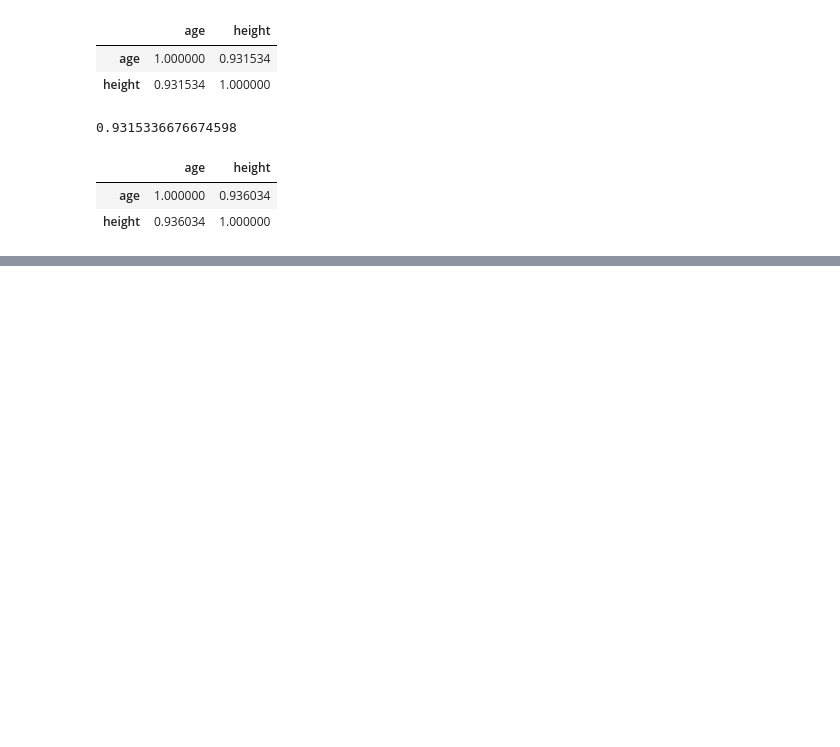
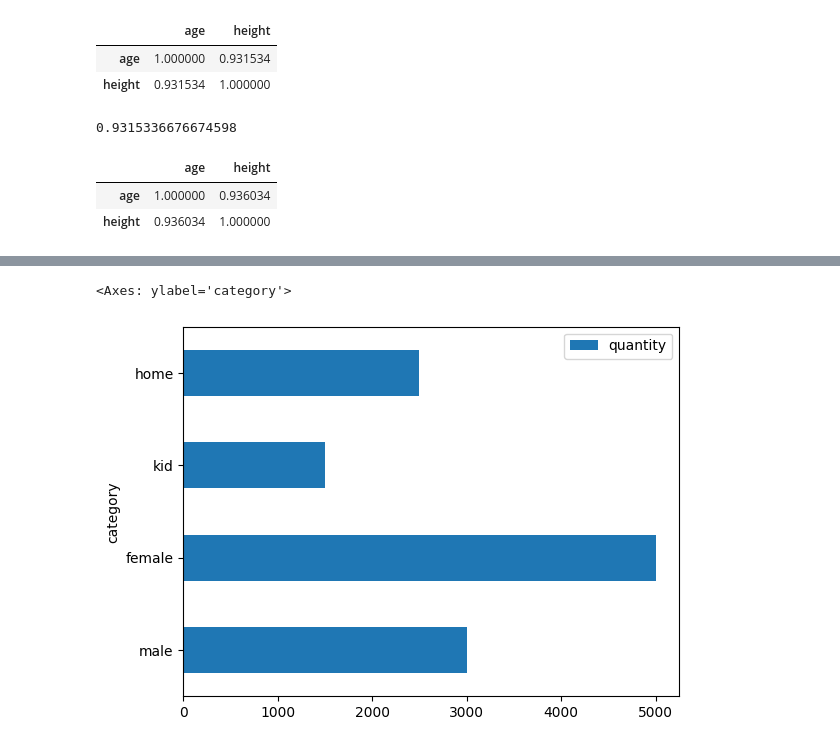
Before and after one commit to charmingruby/stspy, a Jupyter notebook: src/get_started.ipynb, the cells around one changed output, grey strips where cells are left out. Cells and saved outputs as stored; diff of their text form; code cells hidden in the pictures; blank space fills up the shorter version.

```diff
--- a/src/get_started.ipynb
+++ b/src/get_started.ipynb
@@ -140,0 +183,6 @@ df_measures.corr(method='spearman')
+# %%
+# horizontal - quantity
+df_sales.plot.barh(x='category', y='quantity')
+# %% [output]
+<Axes: ylabel='category'>
+[figure, added]
```
Also changed, not shown: parts of 11 cells of this notebook, 3 other files.
